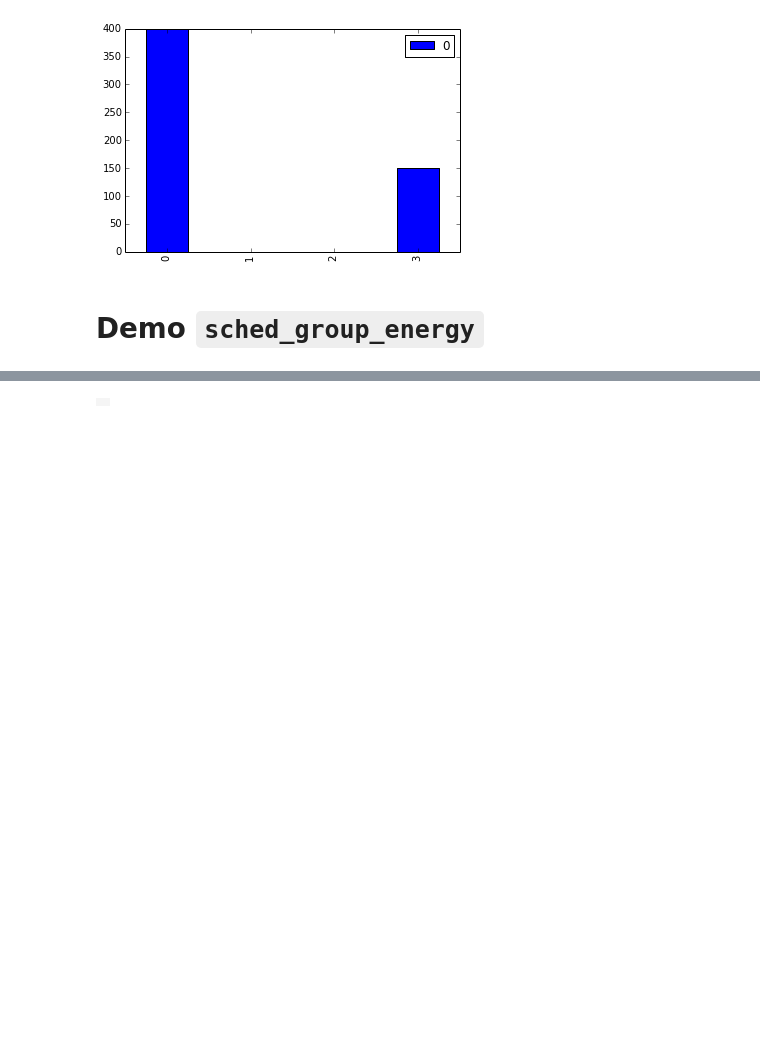
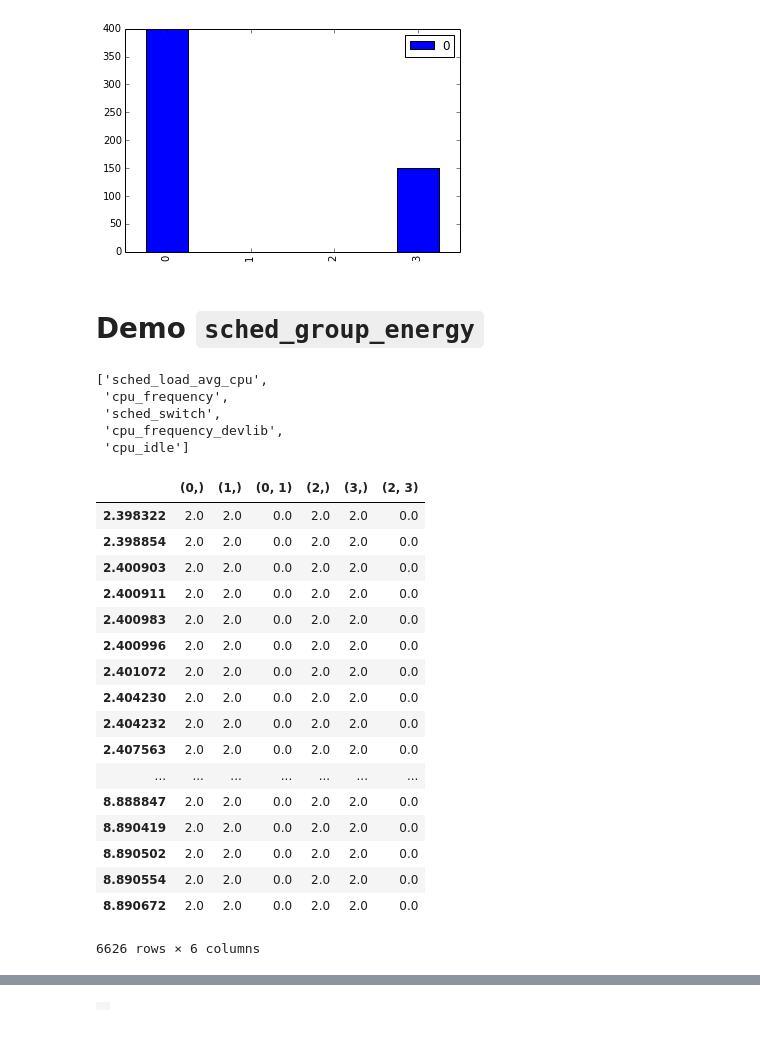
Before and after one commit to bjackman/lisa, a Jupyter notebook: ipynb/EnergyModel/EnergyModel_mimic_sched_group_energy-demo.ipynb, the cells around one changed output, grey strips where cells are left out. Saved outputs shown, nothing was run; the diff lists cells and outputs as text; code cells hidden in the pictures; blank space fills up the shorter version.

Commit message:
[WIP] energy_model: add estimate_from_trace method
and notebook example

```diff
--- a/ipynb/EnergyModel/EnergyModel_mimic_sched_group_energy-demo.ipynb
+++ b/ipynb/EnergyModel/EnergyModel_mimic_sched_group_energy-demo.ipynb
@@ -62,7 +62,36 @@ with open('pixel.json') as js:
     pixel = json.load(js)
 trace_path = 'pixel_wmig_trace.dat'
 # %%
-trace = Trace(pixel, trace_path, ['sched_load_avg_cpu', 'cpu_idle', 'sched_switch'])
+trace = Trace(pixel, trace_path, ['sched_load_avg_cpu', 'cpu_idle', 'sched_switch', 'cpu_frequency'])
+# %%
+trace.ftrace.get_filters()
+# %% [output]
+['sched_load_avg_cpu',
+ 'cpu_frequency',
+ 'sched_switch',
+ 'cpu_frequency_devlib',
+ 'cpu_idle']
+# %%
+model.estimate_from_trace(trace)
+# %% [output]
+|  | (0,) | (1,) | (0, 1) | (2,) | (3,) | (2, 3) |
+| 2.398322 | 2.0 | 2.0 | 0.0 | 2.0 | 2.0 | 0.0 |
+| 2.398854 | 2.0 | 2.0 | 0.0 | 2.0 | 2.0 | 0.0 |
+| 2.400903 | 2.0 | 2.0 | 0.0 | 2.0 | 2.0 | 0.0 |
+| 2.400911 | 2.0 | 2.0 | 0.0 | 2.0 | 2.0 | 0.0 |
+| 2.400983 | 2.0 | 2.0 | 0.0 | 2.0 | 2.0 | 0.0 |
+| 2.400996 | 2.0 | 2.0 | 0.0 | 2.0 | 2.0 | 0.0 |
+| 2.401072 | 2.0 | 2.0 | 0.0 | 2.0 | 2.0 | 0.0 |
+| 2.404230 | 2.0 | 2.0 | 0.0 | 2.0 | 2.0 | 0.0 |
+| 2.404232 | 2.0 | 2.0 | 0.0 | 2.0 | 2.0 | 0.0 |
+| 2.407563 | 2.0 | 2.0 | 0.0 | 2.0 | 2.0 | 0.0 |
+| ... | ... | ... | ... | ... | ... | ... |
+| 8.888847 | 2.0 | 2.0 | 0.0 | 2.0 | 2.0 | 0.0 |
+| 8.890419 | 2.0 | 2.0 | 0.0 | 2.0 | 2.0 | 0.0 |
+| 8.890502 | 2.0 | 2.0 | 0.0 | 2.0 | 2.0 | 0.0 |
+| 8.890554 | 2.0 | 2.0 | 0.0 | 2.0 | 2.0 | 0.0 |
+| 8.890672 | 2.0 | 2.0 | 0.0 | 2.0 | 2.0 | 0.0 |
+6626 rows × 6 columns
 # %%
 plot_trace(trace.ftrace)
 # %% [output]
```
Also changed, not shown: parts of 5 cells of this notebook, 1 other file.
